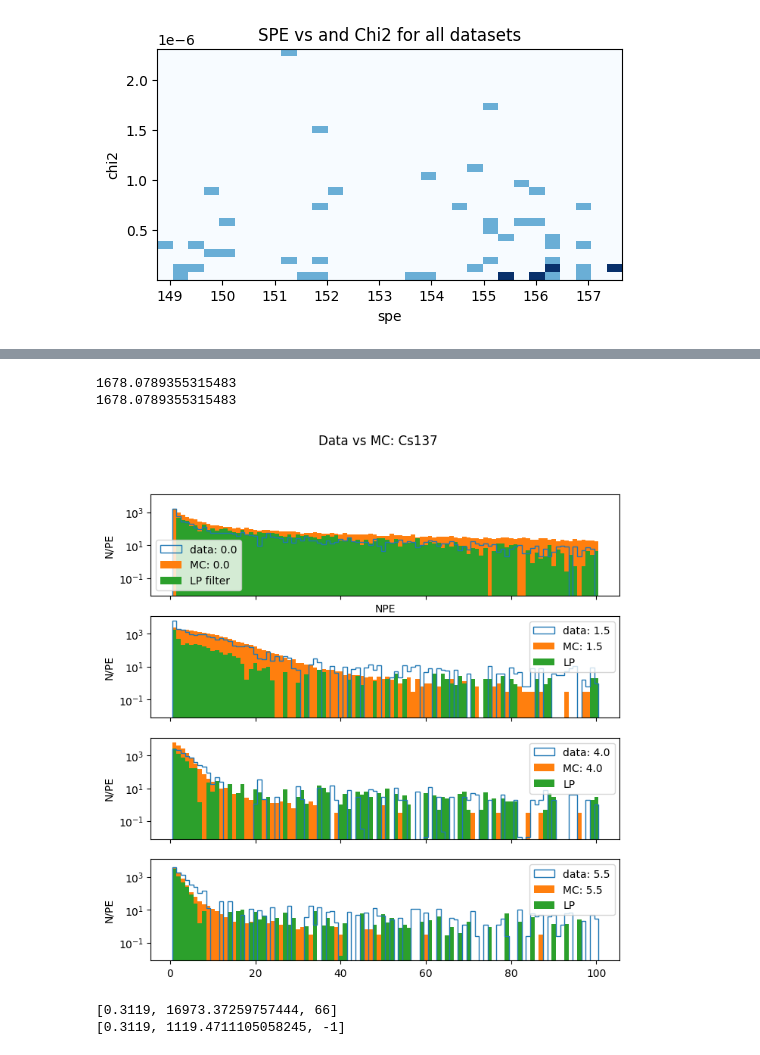
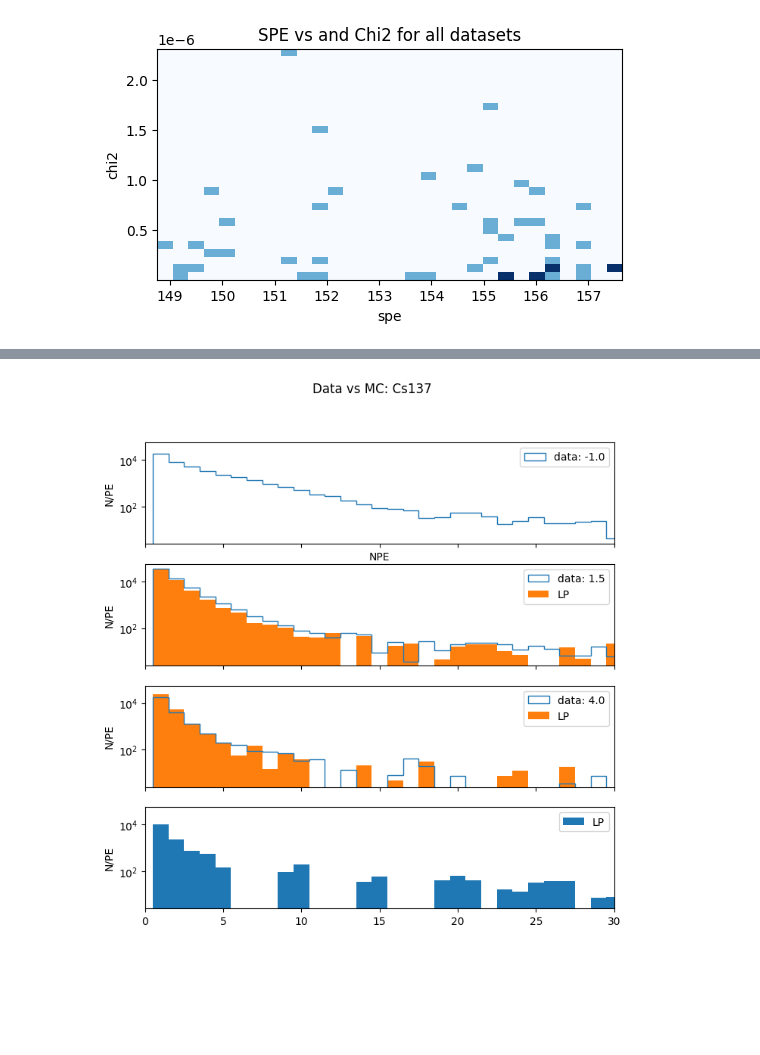
Before and after one commit to austindsc/cf4_analysisPipeline, a Jupyter notebook: comp1/c1_Co_height_test.ipynb, the cells around one changed output, grey strips where cells are left out. Drawn from its saved outputs; the diff is of its cells as text; code cells hidden in the pictures; blank space fills up the shorter version.

Commit message:
got chi2 working well :) for Cs bare data. started adding co analysis

```diff
--- a/comp1/c1_Co_height_test.ipynb
+++ b/comp1/c1_Co_height_test.ipynb
@@ -266,19 +265,17 @@ Bare:
 # %%
 ## looking for specific RC objects (data runs)
-FindRCbyHeight = lambda h, rclist: next((rc for rc in rclist if rc.GetHeight() == h), None)
+rcBare_0cm = SORTING.findRCbyHeight(33., rcl_co_bare_heights)
+rcBare_1d5cm = SORTING.findRCbyHeight(30.5, rcl_co_bare_heights)
+rcBare_4cm = SORTING.findRCbyHeight(28., rcl_co_bare_heights)
+# rcBare_55cm = SORTING.findRCbyHeight(26.5, rcl_co_bare_heights)
 
-rcBare_0cm = FindRCbyHeight(32, rcl_cs_bare_heights)
-rcBare_1d5cm = FindRCbyHeight(30.5, rcl_cs_bare_heights)
-rcBare_4cm = FindRCbyHeight(28., rcl_cs_bare_heights)
-rcBare_55cm = FindRCbyHeight(26.5, rcl_cs_bare_heights)
-
-rcLP_0cm = FindRCbyHeight(32, rcl_cs_lp_heights)
-rcLP_1d5cm = FindRCbyHeight(30.5, rcl_cs_lp_heights)
-rcLP_3d5cm = FindRCbyHeight(28.5, rcl_cs_lp_heights)
-rcLP_5cm = FindRCbyHeight(26, rcl_cs_lp_heights)
+# rcLP_0cm = SORTING.findRCbyHeight(32, rcl_co_lp_heights)
+rcLP_1d5cm = SORTING.findRCbyHeight(30.5, rcl_co_lp_heights)
+rcLP_3d5cm = SORTING.findRCbyHeight(28.5, rcl_co_lp_heights)
+rcLP_6cm = SORTING.findRCbyHeight(26, rcl_co_lp_heights)
 
 # rcBare_4cm.tt.Show(0)
 
-rcBare_55cm.print()
-rcLP_1d5cm.print()
+rcBare_4cm.print()
+rcLP_3d5cm.print()
 # %% [output]
@@ -363,26 +297,3 @@ plt.show()
-# %%
-# ## my test class to minimize per run ##
-
-# class MCrun_fixedPars(object):
-
-#   def __init__(self, physRuns, mcRuns): # pass a list of data and MC runs (RC objects and FullMCRun)
-
-## scaling ##
-binStart = 0
-binEnd = 1
-
-# scaling analytically with 1.5cm
-dataArea = sum(rcBare_0cm.mBin_rawCounts[binStart:binEnd])
-
-# mcCounts, mcEdges = np.histogram(mc_1d5cm.mNPE, bins = int(Nbins), range=(0, binHigh))
-mcScale = dataArea/np.sum(mc_0cm.mRaw_Counts[binStart:binEnd]) # now it is 1
-# mcScale *= 100.
-
-print(np.sum(rcBare_0cm.mBin_rawCounts[binStart:binEnd]))
-print(mcScale * np.sum(mc_0cm.mRaw_Counts[binStart:binEnd]))
-# %% [output]
-1678.0789355315483
-1678.0789355315483
 # %%
 fig, axs = plt.subplots(4, 1, figsize = (8, 8), sharey=True, sharex=True)
 ax1 = axs[0]
@@ -390,44 +301,46 @@ ax2 = axs[1]
 ax3 = axs[2]
 ax4 = axs[3]
 
+hScale = 32.
 mcScale = 0.3119 # from a fit, adding total chi2
 
 # 32 = 0 cm run
 # areaData = sum(rcBare_0cm.mBin_rawCounts[binStart:binEnd])
 ax1.hist(x = rcBare_0cm.mBinX, bins = rcBare_0cm.mBin_edges, weights = rcBare_0cm.mBin_rawCounts, histtype="step", label = "data: " + str(hScale - rcBare_0cm.mHeight))
-ax1.hist(x = mc_0cm.mBinX, bins = mc_0cm.mBin_Edges, weights=mc_0cm.mRaw_Counts * mcScale, label = "MC: " + str(mc_0cm.mRunPars.gammaHeight))
-ax1.hist(x = rcLP_0cm.mBinX, bins = rcLP_0cm.mBin_edges, weights = rcLP_0cm.mBin_rawCounts, label = "LP filter")
+# ax1.hist(x = mc_0cm.mBinX, bins = mc_0cm.mBin_Edges, weights=mc_0cm.mRaw_Counts * mcScale, label = "MC: " + str(mc_0cm.mRunPars.gammaHeight))
+# ax1.hist(x = rcLP_0cm.mBinX, bins = rcLP_0cm.mBin_edges, weights = rcLP_0cm.mBin_rawCounts, label = "LP filter")
 
 # 30.5 = 1.5 cm run
 ax2.hist(x = rcBare_1d5cm.mBinX, bins = rcBare_1d5cm.mBin_edges, weights = rcBare_1d5cm.mBin_rawCounts, histtype="step", label = "data: " + str(hScale - rcBare_1d5cm.mHeight))
-ax2.hist(x = mc_1d5cm.mBinX, bins = mc_1d5cm.mBin_Edges, weights=mc_1d5cm.mRaw_Counts * mcScale, label = "MC: " + str(mc_1d5cm.mRunPars.gammaHeight))
+# ax2.hist(x = mc_1d5cm.mBinX, bins = mc_1d5cm.mBin_Edges, weights=mc_1d5cm.mRaw_Counts * mcScale, label = "MC: " + str(mc_1d5cm.mRunPars.gammaHeight))
 ax2.hist(x = rcLP_1d5cm.mBinX, bins = rcLP_1d5cm.mBin_edges, weights = rcLP_1d5cm.mBin_rawCounts, label = "LP")
 
 # 34  =  4cm
 ax3.hist(x = rcBare_4cm.mBinX, bins = rcBare_4cm.mBin_edges, weights = rcBare_4cm.mBin_rawCounts, histtype="step", label = "data: " + str(hScale -rcBare_4cm.mHeight))
-ax3.hist(x = mc_4cm.mBinX, bins = mc_4cm.mBin_Edges, weights=mc_4cm.mRaw_Counts * mcScale, label = "MC: " + str(mc_4cm.mRunPars.gammaHeight))
+# ax3.hist(x = mc_4cm.mBinX, bins = mc_4cm.mBin_Edges, weights=mc_4cm.mRaw_Counts * mcScale, label = "MC: " + str(mc_4cm.mRunPars.gammaHeight))
 ax3.hist(x = rcLP_3d5cm.mBinX, bins = rcLP_3d5cm.mBin_edges, weights = rcLP_3d5cm.mBin_rawCounts, label = "LP")
 
 # 26.5 = 5.5cm
-ax4.hist(x = rcBare_55cm.mBinX, bins = rcBare_55cm.mBin_edges, weights = rcBare_55cm.mBin_rawCounts, histtype="step", label = "data: " + str(hScale - rcBare_55cm.mHeight))
-ax4.hist(x = mc_55cm.mBinX, bins = mc_55cm.mBin_Edges, weights=mc_55cm.mRaw_Counts * mcScale, label = "MC: " + str(mc_55cm.mRunPars.gammaHeight))
-ax4.hist(x = rcLP_5cm.mBinX, bins = rcLP_5cm.mBin_edges, weights = rcLP_5cm.mBin_rawCounts, label = "LP")
+# ax4.hist(x = rcBare_55cm.mBinX, bins = rcBare_55cm.mBin_edges, weights = rcBare_55cm.mBin_rawCounts, histtype="step", label = "data: " + str(hScale - rcBare_55cm.mHeight))
+# ax4.hist(x = mc_55cm.mBinX, bins = mc_55cm.mBin_Edges, weights=mc_55cm.mRaw_Counts * mcScale, label = "MC: " + str(mc_55cm.mRunPars.gammaHeight))
+ax4.hist(x = rcLP_6cm.mBinX, bins = rcLP_6cm.mBin_edges, weights = rcLP_6cm.mBin_rawCounts, label = "LP")
 # plt.hist(x = mcEdges[:-1], bins = mcEdges, weights=mcCounts, label = "MC")
 
 for ax in axs.flat:
   ax.set_ylabel("N/PE")
+  ax.set_xlim(0, 30)
   ax.legend()
 
 ax1.set_xlabel("NPE")
 fig.suptitle("Data vs MC: Cs137")
 ax1.set_yscale("log")
 # ax1.set_ylim(0, 20)
 # ax1.set_xlim(0, 30)
 
 # plt.legend()
 plt.show()
 # print(rcBare_0cm.mBin_edges[0])
 
 # mcEdges[0:4]
 # %% [output]
-[figure, old version]
+[figure, new version]
@@ -496,15 +346,0 @@ def totalReducedChi2(scaleFactor, mcList, dataList, myInfo=[None, None], firstBi
-# %%
-
-
-info = [None, None, None]
-infoReduced = copy.copy(info)
-
-totalChi2(mcScale, mcList, dataList, info)
-
-totalReducedChi2(mcScale, mcList, dataList, infoReduced)
-
-print(info)
-print(infoReduced)
-# %% [output]
-[0.3119, 16973.37259757444, 66]
-[0.3119, 1119.4711105058245, -1]
```
Also changed, not shown: parts of 14 cells of this notebook, 3 other files.
